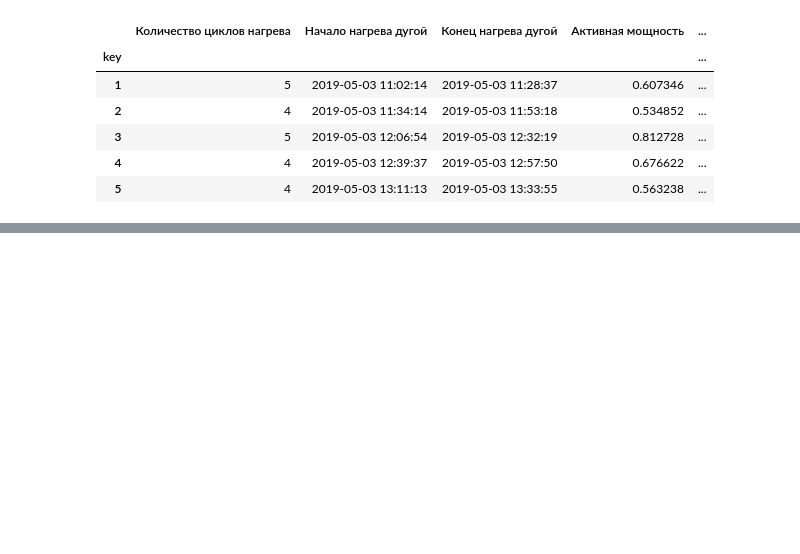
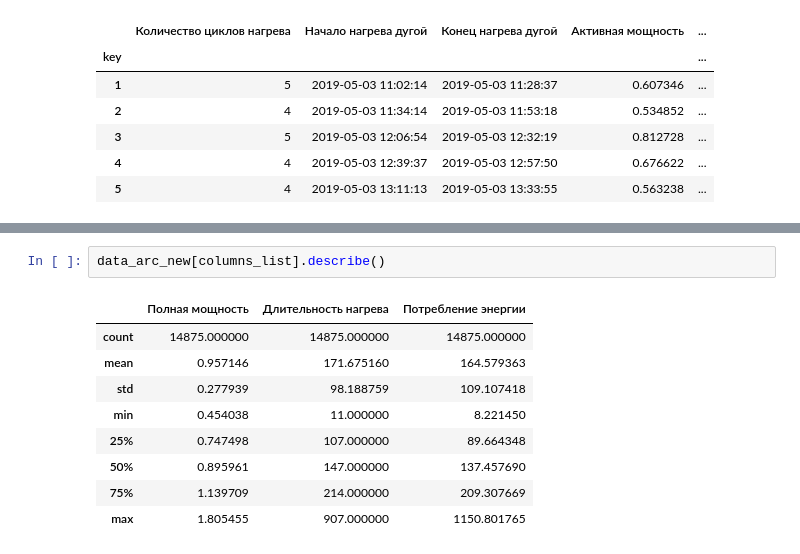
Before and after one commit to butuzovzeleboba/Industry, a Jupyter notebook: Industry.ipynb, the cells around one changed output, grey strips where cells are left out. Drawn from its saved outputs; the diff is of its cells as text; blank space fills up the shorter version.

```diff
--- a/Industry.ipynb
+++ b/Industry.ipynb
@@ -739,0 +754,12 @@ grouped_data.head()
+# %%
+data_arc_new[columns_list].describe()
+# %% [output]
+|  | Полная мощность | Длительность нагрева | Потребление энергии |
+| count | 14875.000000 | 14875.000000 | 14875.000000 |
+| mean | 0.957146 | 171.675160 | 164.579363 |
+| std | 0.277939 | 98.188759 | 109.107418 |
+| min | 0.454038 | 11.000000 | 8.221450 |
+| 25% | 0.747498 | 107.000000 | 89.664348 |
+| 50% | 0.895961 | 147.000000 | 137.457690 |
+| 75% | 1.139709 | 214.000000 | 209.307669 |
+| max | 1.805455 | 907.000000 | 1150.801765 |
```
Also changed, not shown: parts of 5 cells of this notebook.
